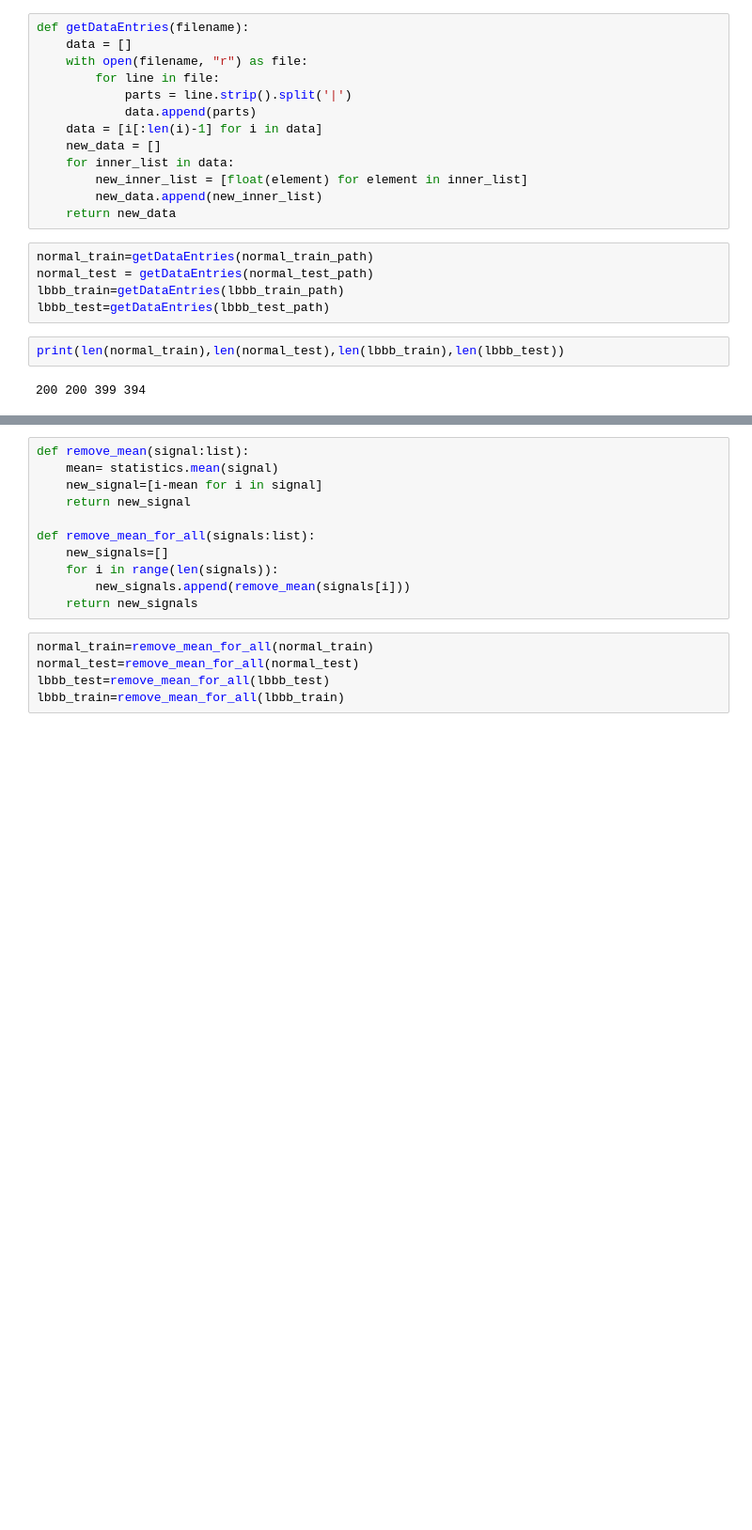
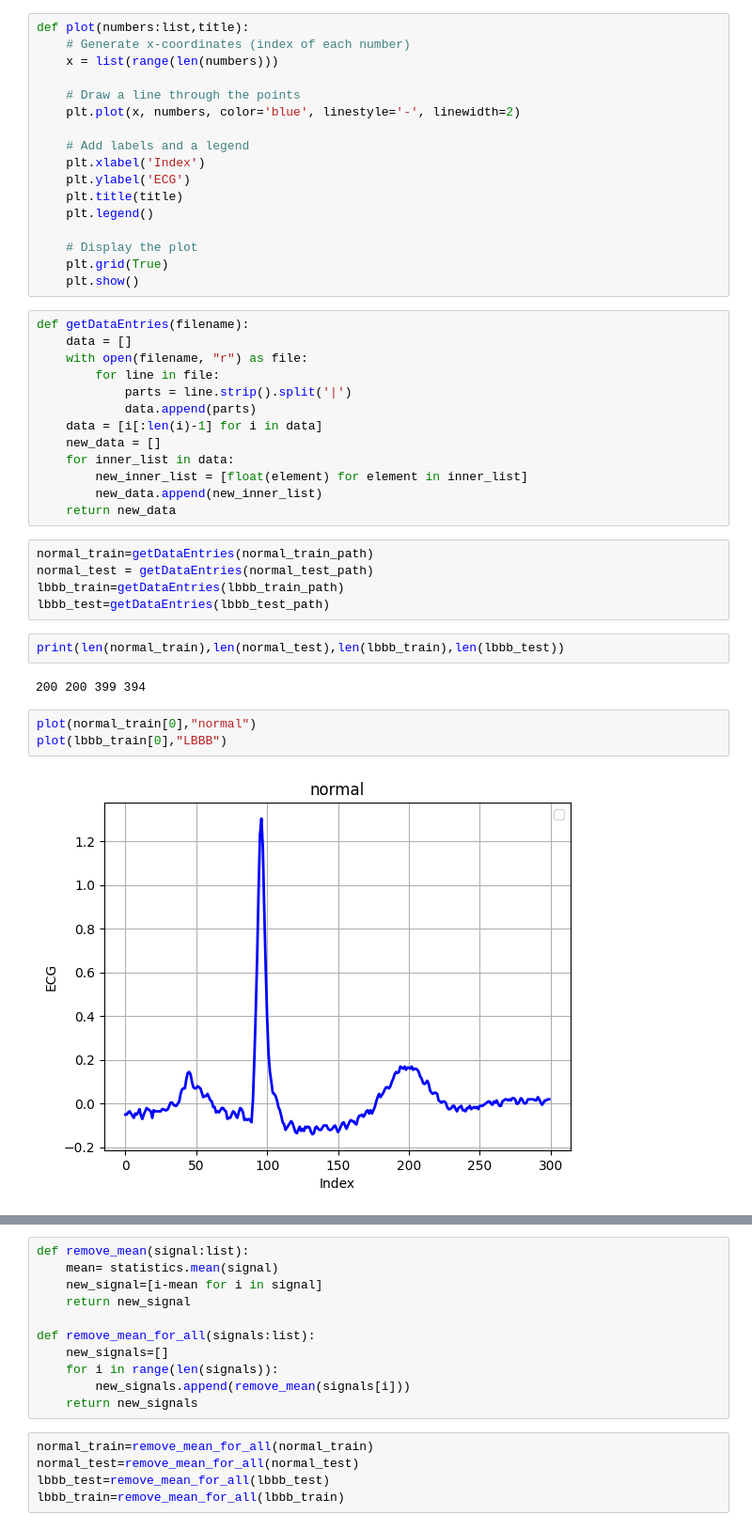
Before and after one commit to ELDA7EE7/DSP-Project, a Jupyter notebook: preprocess.ipynb, the cells around one changed output, grey strips where cells are left out. Shown at 94% size. Saved outputs shown, nothing was run; the diff lists cells and outputs as text; blank space fills up the shorter version.

Commit message:
added visualization

```diff
--- a/preprocess.ipynb
+++ b/preprocess.ipynb
@@ -16,6 +16,23 @@ lbbb_test_path = "Normal&LBBB/LBBB_Test.txt"
 FS=360
 LOW_CUT=0.5
 HIGH_CUT=40
+# %%
+def plot(numbers:list,title):
+    # Generate x-coordinates (index of each number)
+    x = list(range(len(numbers)))
+
+    # Draw a line through the points
+    plt.plot(x, numbers, color='blue', linestyle='-', linewidth=2)
+
+    # Add labels and a legend
+    plt.xlabel('Index')
+    plt.ylabel('ECG')
+    plt.title(title)
+    plt.legend()
+
+    # Display the plot
+    plt.grid(True)
+    plt.show()
 # %%
 def getDataEntries(filename):
     data = []
@@ -38,3 +55,8 @@ lbbb_test=getDataEntries(lbbb_test_path)
 print(len(normal_train),len(normal_test),len(lbbb_train),len(lbbb_test))
 # %% [output]
 200 200 399 394
+# %%
+plot(normal_train[0],"normal")
+plot(lbbb_train[0],"LBBB")
+# %% [output]
+[figure, added]
```
Also changed, not shown: parts of 9 cells of this notebook.
